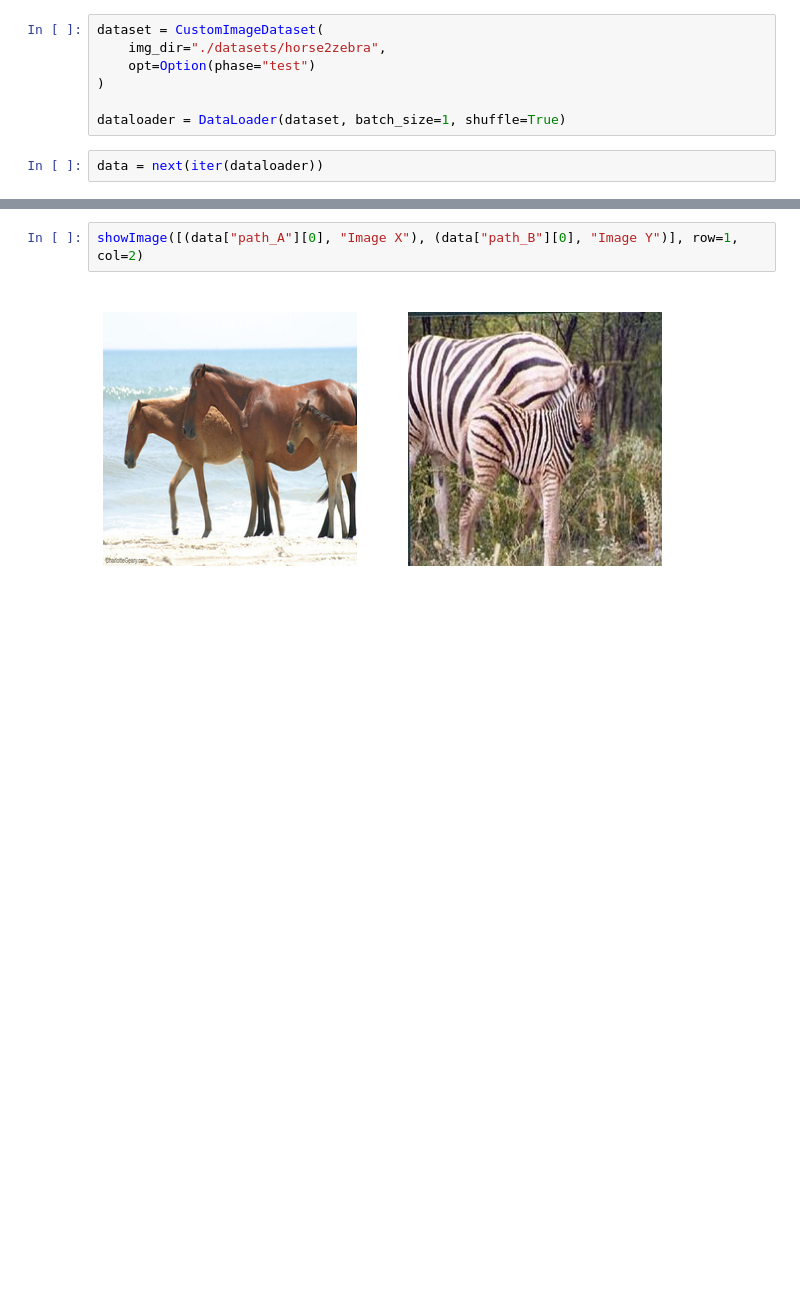
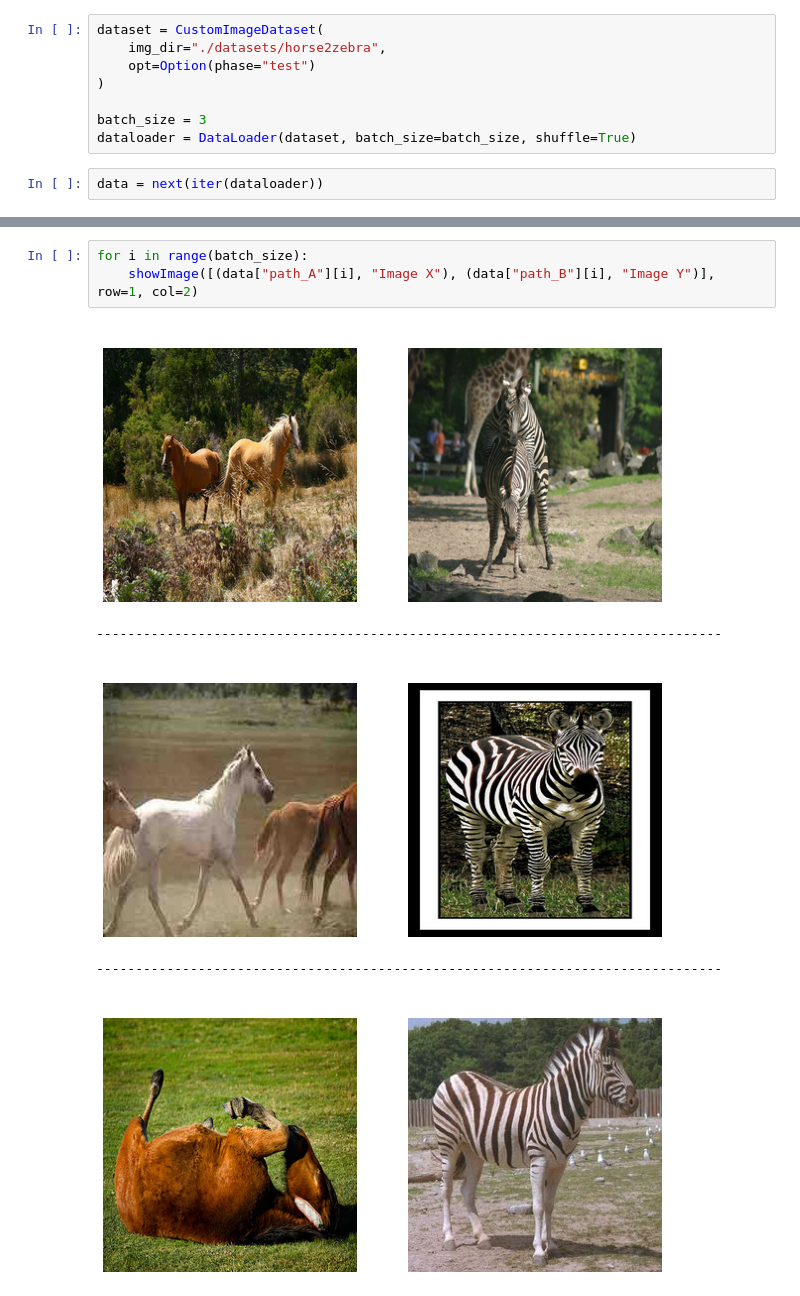
Before and after one commit to LobbeyTan/FYP_low_light_image_enhancement, a Jupyter notebook: cycleGAN_test.ipynb, the cells around one changed output, grey strips where cells are left out. Drawn from its saved outputs; the diff is of its cells as text; blank space fills up the shorter version.

```diff
--- a/cycleGAN_test.ipynb
+++ b/cycleGAN_test.ipynb
@@ -24,7 +24,8 @@ dataset = CustomImageDataset(
     opt=Option(phase="test")
 )
 
-dataloader = DataLoader(dataset, batch_size=1, shuffle=True)
+batch_size = 3
+dataloader = DataLoader(dataset, batch_size=batch_size, shuffle=True)
 # %%
 data = next(iter(dataloader))
 # %%
@@ -44,4 +48,9 @@ def showImage(paths, row=1, col=1):
 # %%
-showImage([(data["path_A"][0], "Image X"), (data["path_B"][0], "Image Y")], row=1, col=2)
+for i in range(batch_size):
+    showImage([(data["path_A"][i], "Image X"), (data["path_B"][i], "Image Y")], row=1, col=2)
 # %% [output]
-[figure, old version]
+[figure, new version]
+--------------------------------------------------------------------------------
+[figure, added]
+--------------------------------------------------------------------------------
+[figure, added]
```
Also changed, not shown: parts of 10 cells of this notebook, 6 other files.
